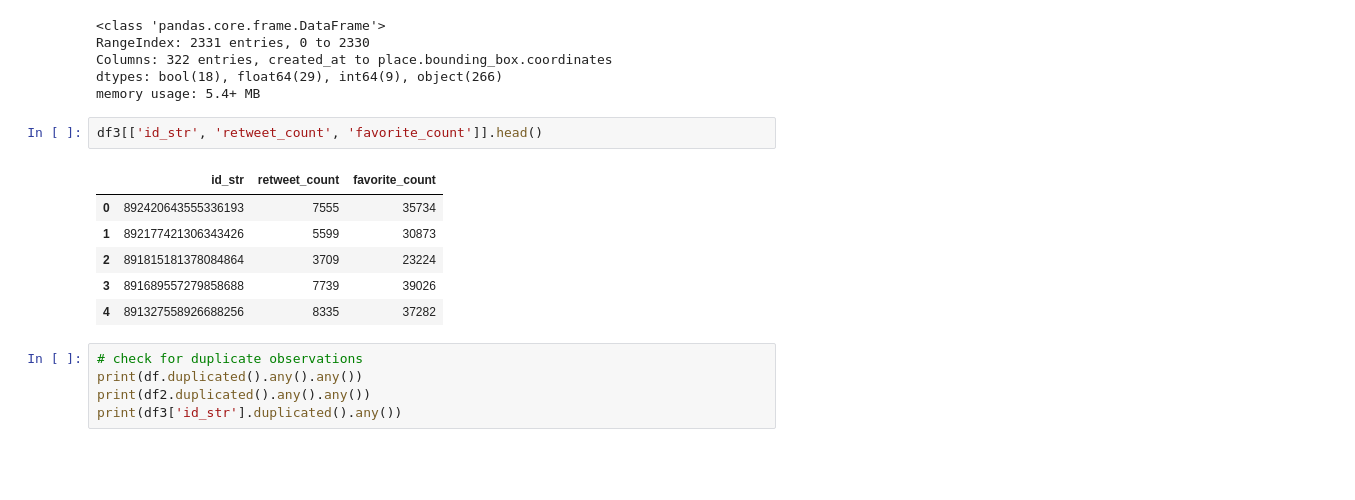
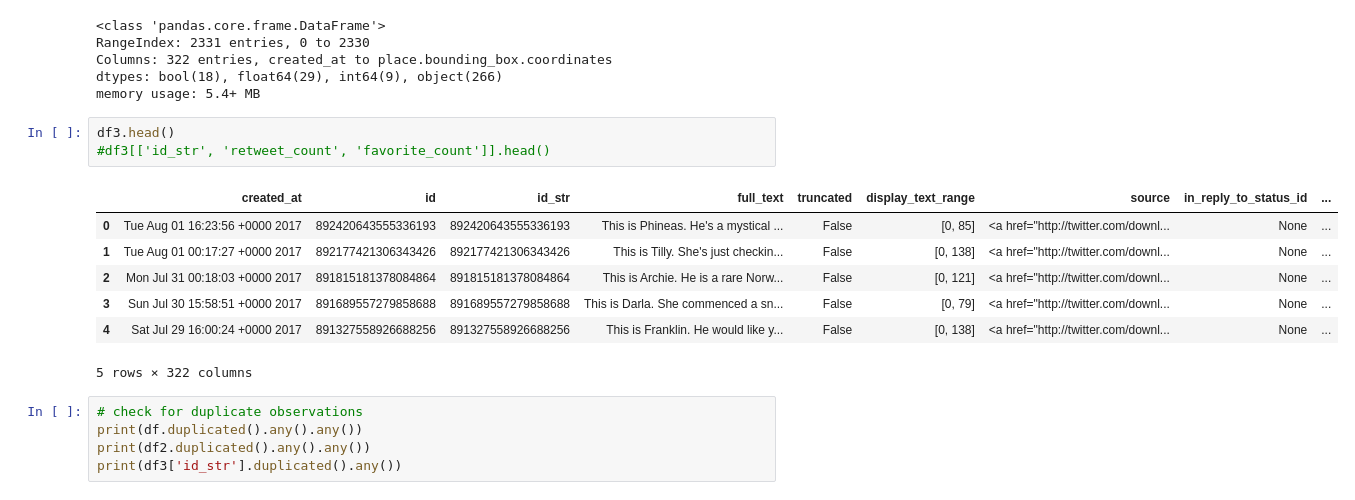
Before and after one commit to esch3/wrangle-act, a Jupyter notebook: wrangle_act.ipynb, the cells around one changed output. Saved outputs shown, nothing was run; the diff lists cells and outputs as text; blank space fills up the shorter version.

```diff
--- a/wrangle_act.ipynb
+++ b/wrangle_act.ipynb
@@ -320,14 +320,16 @@ Columns: 322 entries, created_at to place.bounding_box.coordinates
 dtypes: bool(18), float64(29), int64(9), object(266)
 memory usage: 5.4+ MB
 # %%
-df3[['id_str', 'retweet_count', 'favorite_count']].head()
+df3.head()
+#df3[['id_str', 'retweet_count', 'favorite_count']].head()
 # %% [output]
-|  | id_str | retweet_count | favorite_count |
-| 0 | 892420643555336193 | 7555 | 35734 |
-| 1 | 892177421306343426 | 5599 | 30873 |
-| 2 | 891815181378084864 | 3709 | 23224 |
-| 3 | 891689557279858688 | 7739 | 39026 |
-| 4 | 891327558926688256 | 8335 | 37282 |
+|  | created_at | id | id_str | full_text | truncated | display_text_range | source | in_reply_to_status_id | ... |
+| 0 | Tue Aug 01 16:23:56 +0000 2017 | 892420643555336193 | 892420643555336193 | This is Phineas. He's a mystical ... | False | [0, 85] | <a href="http://twitter.com/downl... | None | ... |
+| 1 | Tue Aug 01 00:17:27 +0000 2017 | 892177421306343426 | 892177421306343426 | This is Tilly. She's just checkin... | False | [0, 138] | <a href="http://twitter.com/downl... | None | ... |
+| 2 | Mon Jul 31 00:18:03 +0000 2017 | 891815181378084864 | 891815181378084864 | This is Archie. He is a rare Norw... | False | [0, 121] | <a href="http://twitter.com/downl... | None | ... |
+| 3 | Sun Jul 30 15:58:51 +0000 2017 | 891689557279858688 | 891689557279858688 | This is Darla. She commenced a sn... | False | [0, 79] | <a href="http://twitter.com/downl... | None | ... |
+| 4 | Sat Jul 29 16:00:24 +0000 2017 | 891327558926688256 | 891327558926688256 | This is Franklin. He would like y... | False | [0, 138] | <a href="http://twitter.com/downl... | None | ... |
+5 rows × 322 columns
 # %%
 # check for duplicate observations
 print(df.duplicated().any().any())
```
Also changed, not shown: parts of 11 cells of this notebook, 1 other file.
